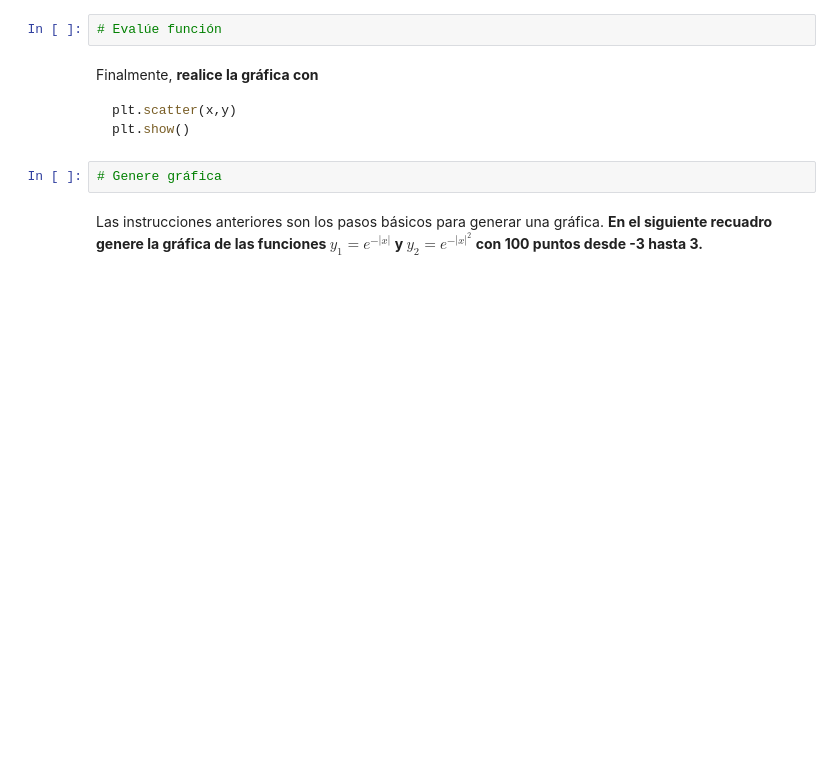
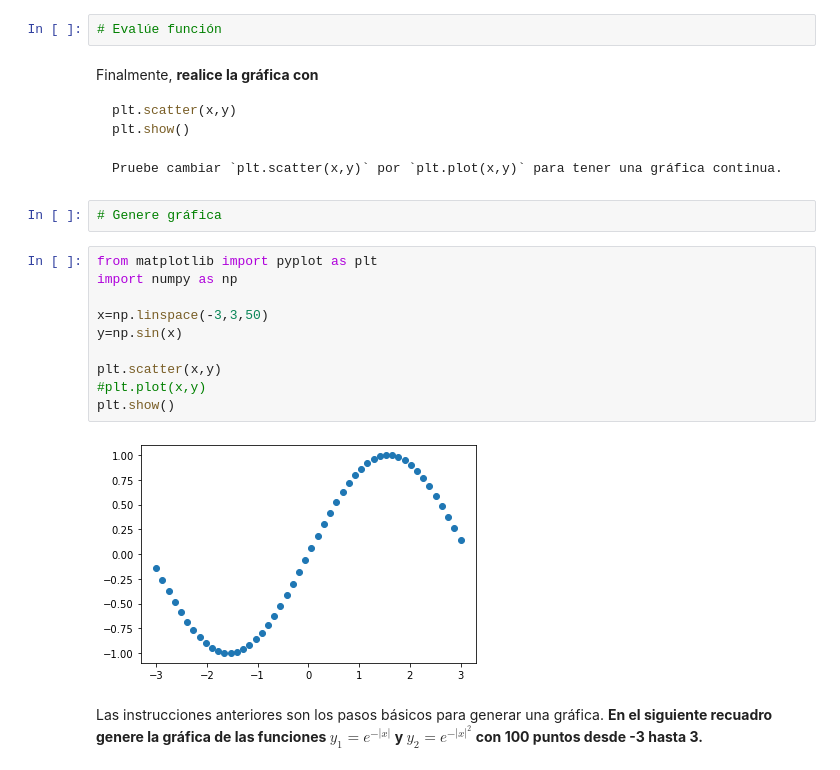
Before and after one commit to felipelewyee/Cuantica-I, a Jupyter notebook: Tutorial-Avanzado.ipynb, the cells around one changed output. Drawn from its saved outputs; the diff is of its cells as text; blank space fills up the shorter version.

````diff
--- a/Tutorial-Avanzado.ipynb
+++ b/Tutorial-Avanzado.ipynb
@@ -196,8 +196,24 @@ Finalmente, **realice la gráfica con**
 plt.scatter(x,y)
 plt.show()
 ~~~
+
+```{margin}
+Pruebe cambiar `plt.scatter(x,y)` por `plt.plot(x,y)` para tener una gráfica continua.
+```
 # %%
 # Genere gráfica
+# %%
+from matplotlib import pyplot as plt
+import numpy as np
+
+x=np.linspace(-3,3,50)
+y=np.sin(x)
+
+plt.scatter(x,y)
+#plt.plot(x,y)
+plt.show()
+# %% [output]
+[figure, added]
 # %% [markdown]
 Las instrucciones anteriores son los pasos básicos para generar una gráfica. **En el siguiente recuadro genere la gráfica de las funciones $y_1=e^{-|x|}$ y $y_2=e^{-|x|^2}$ con 100 puntos desde -3 hasta 3.**
 # %%
````
Also changed, not shown: parts of 1 cell of this notebook, 6 other files.
